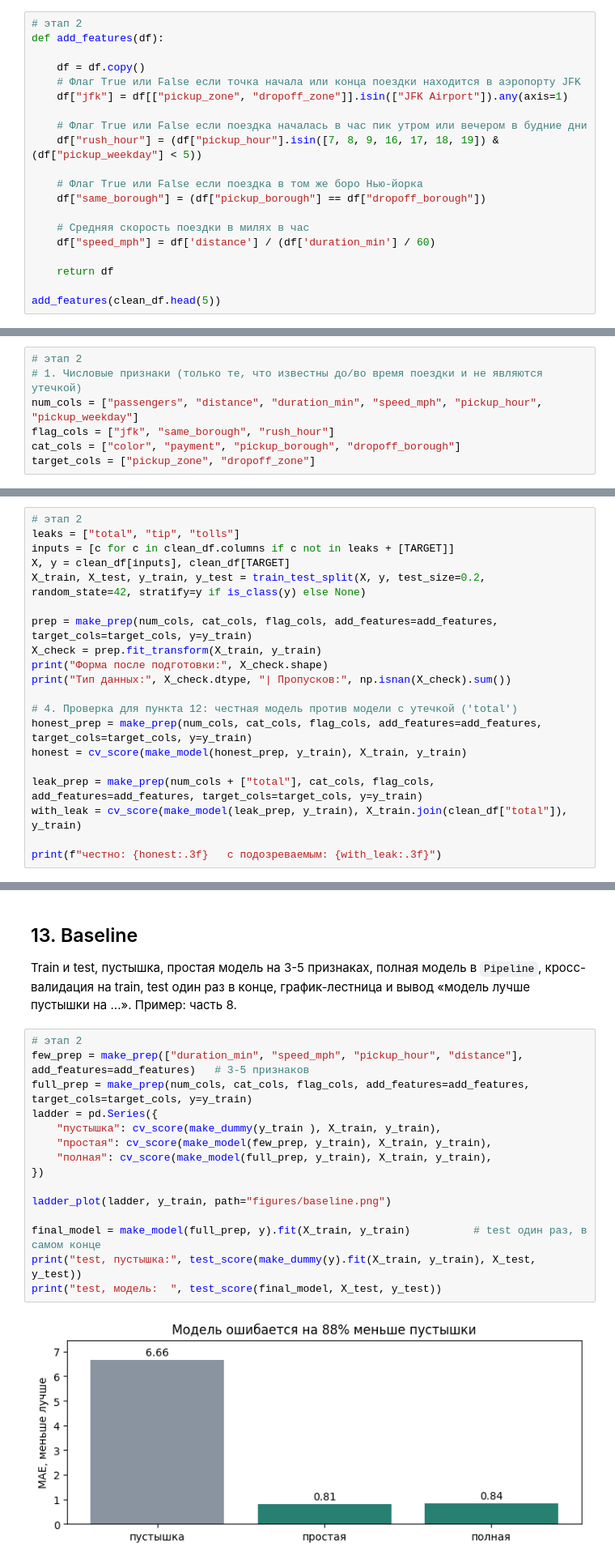
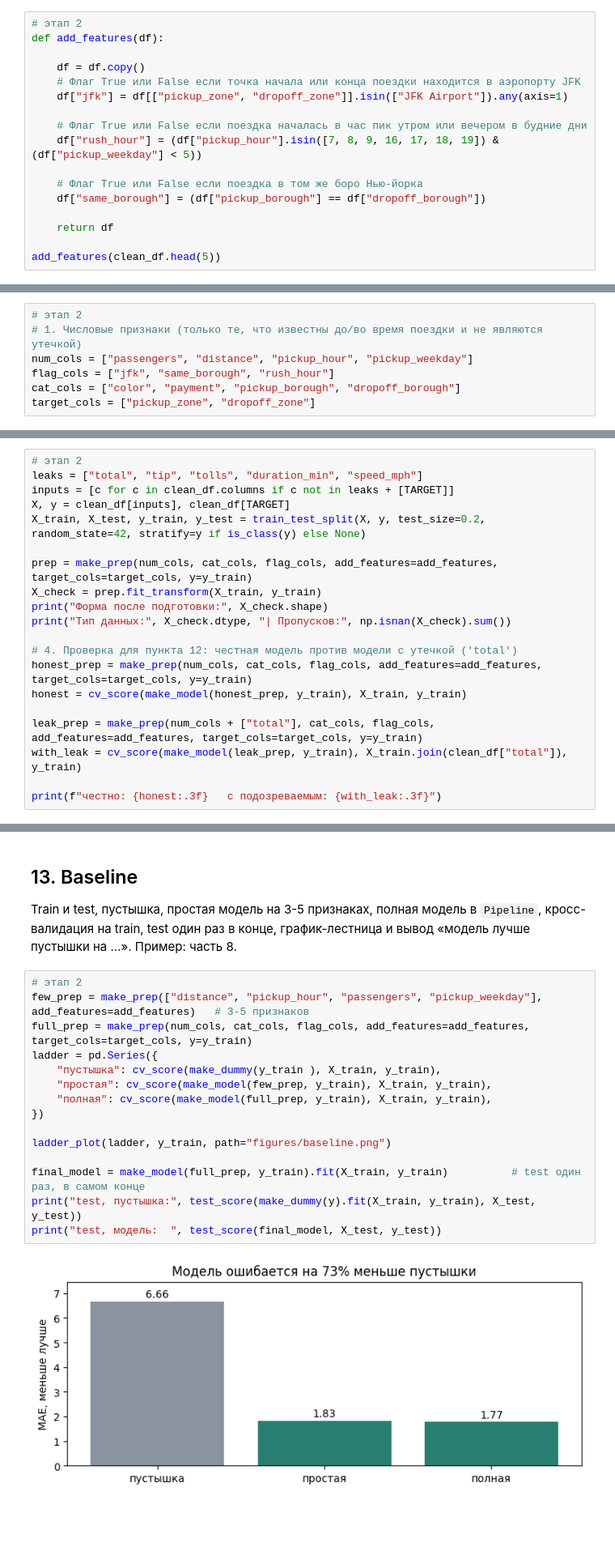
Before and after one commit to daurenomarov/Midterm-Taxi, a Jupyter notebook: project.ipynb, the cells around one changed output, grey strips where cells are left out. Shown at 81% size. Cells and saved outputs as stored; diff of their text form; blank space fills up the shorter version.

```diff
--- a/project.ipynb
+++ b/project.ipynb
@@ -1111,9 +1111,6 @@ def add_features(df):
     # Флаг True или False если поездка в том же боро Нью-йорка
     df["same_borough"] = (df["pickup_borough"] == df["dropoff_borough"])
 
-    # Средняя скорость поездки в милях в час
-    df["speed_mph"] = df['distance'] / (df['duration_min'] / 60)
-
     return df
 
 add_features(clean_df.head(5))
@@ -1136,7 +1133,7 @@ add_features(clean_df.head(5))
 # %%
 # этап 2
 # 1. Числовые признаки (только те, что известны до/во время поездки и не являются утечкой)
-num_cols = ["passengers", "distance", "duration_min", "speed_mph", "pickup_hour", "pickup_weekday"]
+num_cols = ["passengers", "distance", "pickup_hour", "pickup_weekday"]
 flag_cols = ["jfk", "same_borough", "rush_hour"]
 cat_cols = ["color", "payment", "pickup_borough", "dropoff_borough"]
 target_cols = ["pickup_zone", "dropoff_zone"]
@@ -1146,7 +1143,7 @@ target_cols = ["pickup_zone", "dropoff_zone"]
 Таблица «столбец, когда становится известен, берём или нет» для всех подозрительных столбцов. Проверка моделью хотя бы одного подозреваемого: насколько он поднимает качество. Пример: часть 7.
 # %%
 # этап 2
-leaks = ["total", "tip", "tolls"]
+leaks = ["total", "tip", "tolls", "duration_min", "speed_mph"]
 inputs = [c for c in clean_df.columns if c not in leaks + [TARGET]]
 X, y = clean_df[inputs], clean_df[TARGET]
 X_train, X_test, y_train, y_test = train_test_split(X, y, test_size=0.2, random_state=42, stratify=y if is_class(y) else None)
@@ -1174,19 +1171,19 @@ print(f"честно: {honest:.3f}   с подозреваемым: {with_leak:.
 Train и test, пустышка, простая модель на 3-5 признаках, полная модель в `Pipeline`, кросс-валидация на train, test один раз в конце, график-лестница и вывод «модель лучше пустышки на ...». Пример: часть 8.
 # %%
 # этап 2
-few_prep = make_prep(["duration_min", "speed_mph", "pickup_hour", "distance"], add_features=add_features)   # 3-5 признаков
+few_prep = make_prep(["distance", "pickup_hour", "passengers", "pickup_weekday"], add_features=add_features)   # 3-5 признаков
 full_prep = make_prep(num_cols, cat_cols, flag_cols, add_features=add_features, target_cols=target_cols, y=y_train)
 ladder = pd.Series({
     "пустышка": cv_score(make_dummy(y_train ), X_train, y_train),
     "простая": cv_score(make_model(few_prep, y_train), X_train, y_train),
     "полная": cv_score(make_model(full_prep, y_train), X_train, y_train),
 })
 
 ladder_plot(ladder, y_train, path="figures/baseline.png")
 
-final_model = make_model(full_prep, y).fit(X_train, y_train)          # test один раз, в самом конце
+final_model = make_model(full_prep, y_train).fit(X_train, y_train)          # test один раз, в самом конце
 print("test, пустышка:", test_score(make_dummy(y).fit(X_train, y_train), X_test, y_test))
 print("test, модель:  ", test_score(final_model, X_test, y_test))
 # %% [output]
-[figure, old version]
+[figure, new version]
 test, пустышка: 6.305925039872408
```
Also changed, not shown: parts of 3 cells of this notebook, 4 other files.
